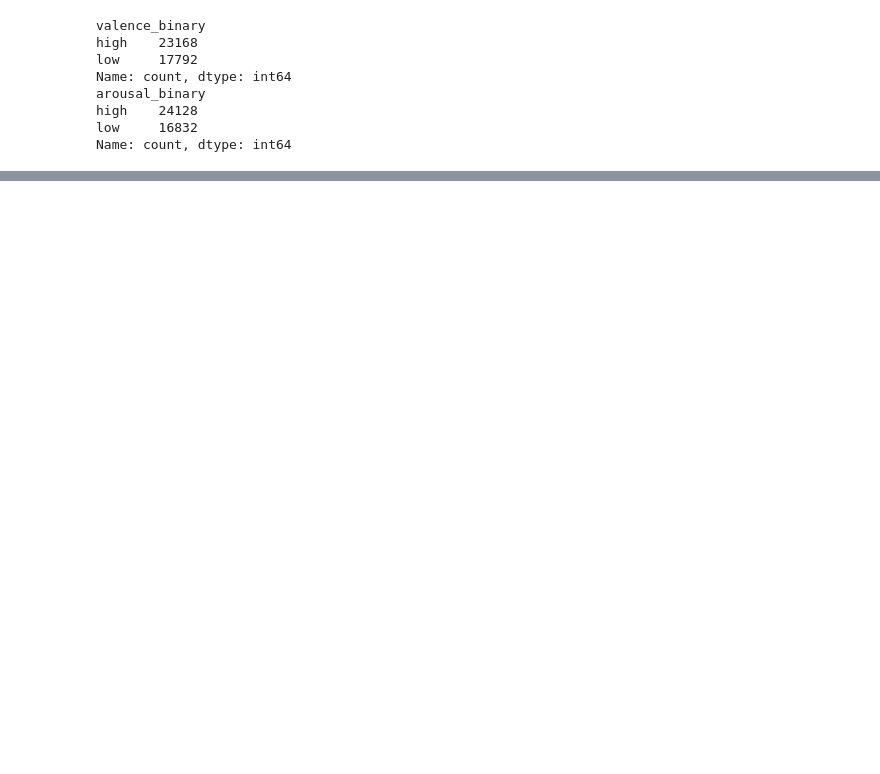
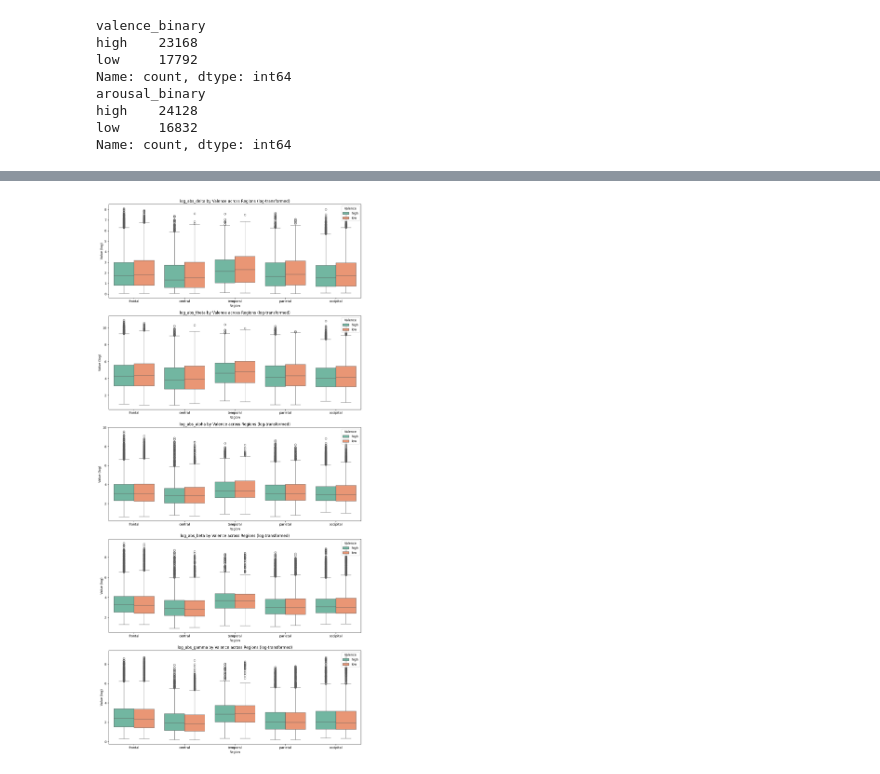
Before and after one commit to AladingKun/EEG-Emotion-Analysis, a Jupyter notebook: EEG_PIPELINE.ipynb, the cells around one changed output, grey strips where cells are left out. Cells and saved outputs as stored; diff of their text form; code cells hidden in the pictures; blank space fills up the shorter version.

```diff
--- a/EEG_PIPELINE.ipynb
+++ b/EEG_PIPELINE.ipynb
@@ -1499,0 +1689,7 @@ plt.show()
+# %%
+plot_regional_features(
+    df, feature_cols=band_cols,
+    label_col="valence_binary", log_transform=True
+)
+# %% [output]
+[figure, added]
```
Also changed, not shown: parts of 22 cells of this notebook.
